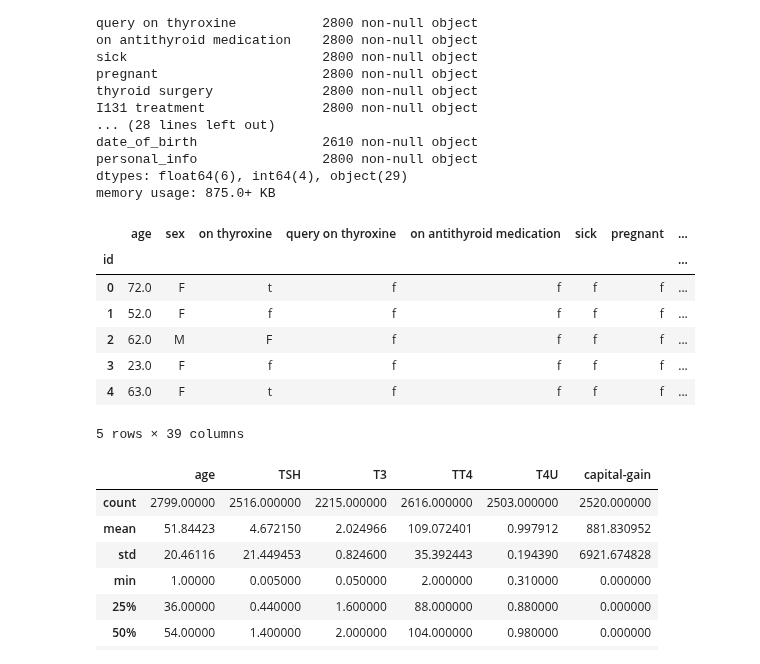
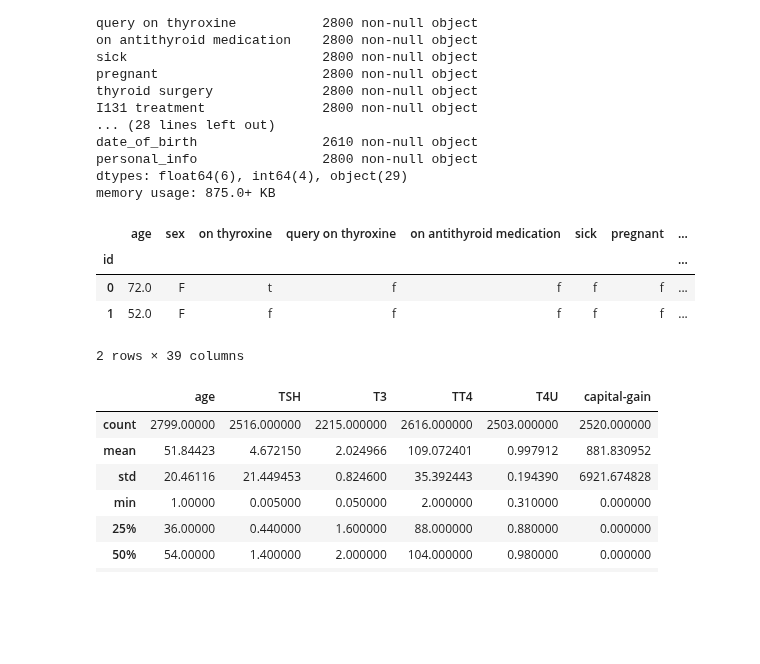
Before and after one commit to PeterJurkacek/IAU_2018_Jurkacek_Vyskoc, a Jupyter notebook: prieskumna_analyza.ipynb, the cells around one changed output. Cells and saved outputs as stored; diff of their text form; code cells hidden in the pictures; blank space fills up the shorter version.

```diff
--- a/prieskumna_analyza.ipynb
+++ b/prieskumna_analyza.ipynb
@@ -71,17 +71,14 @@ personal_info                2800 non-null object
 dtypes: float64(6), int64(4), object(29)
 memory usage: 875.0+ KB
 # %%
-# Vypis prvých 5tich záznamov datasetu
-data.head()
+# Vypis prvých dvoch riadkov datasetu
+data.head(2)
 # %% [output]
 |  | age | sex | on thyroxine | query on thyroxine | on antithyroid medication | sick | pregnant | ... |
 | id |  |  |  |  |  |  |  | ... |
 | 0 | 72.0 | F | t | f | f | f | f | ... |
 | 1 | 52.0 | F | f | f | f | f | f | ... |
-| 2 | 62.0 | M | F | f | f | f | f | ... |
-| 3 | 23.0 | F | f | f | f | f | f | ... |
-| 4 | 63.0 | F | t | f | f | f | f | ... |
-5 rows × 39 columns
+2 rows × 39 columns
 # %%
 #Vypis spojitých atribútov typu floqat64
 data.select_dtypes('float64').describe()
```
Also changed, not shown: parts of 41 cells of this notebook.
